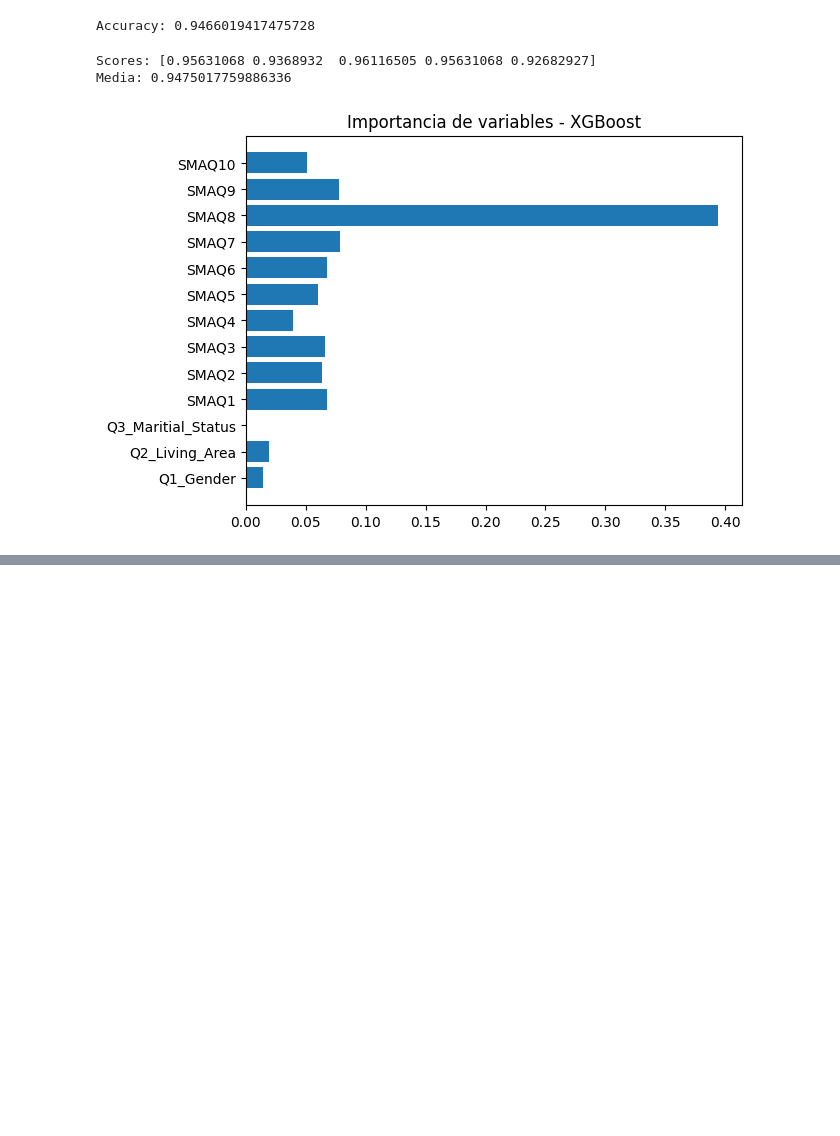
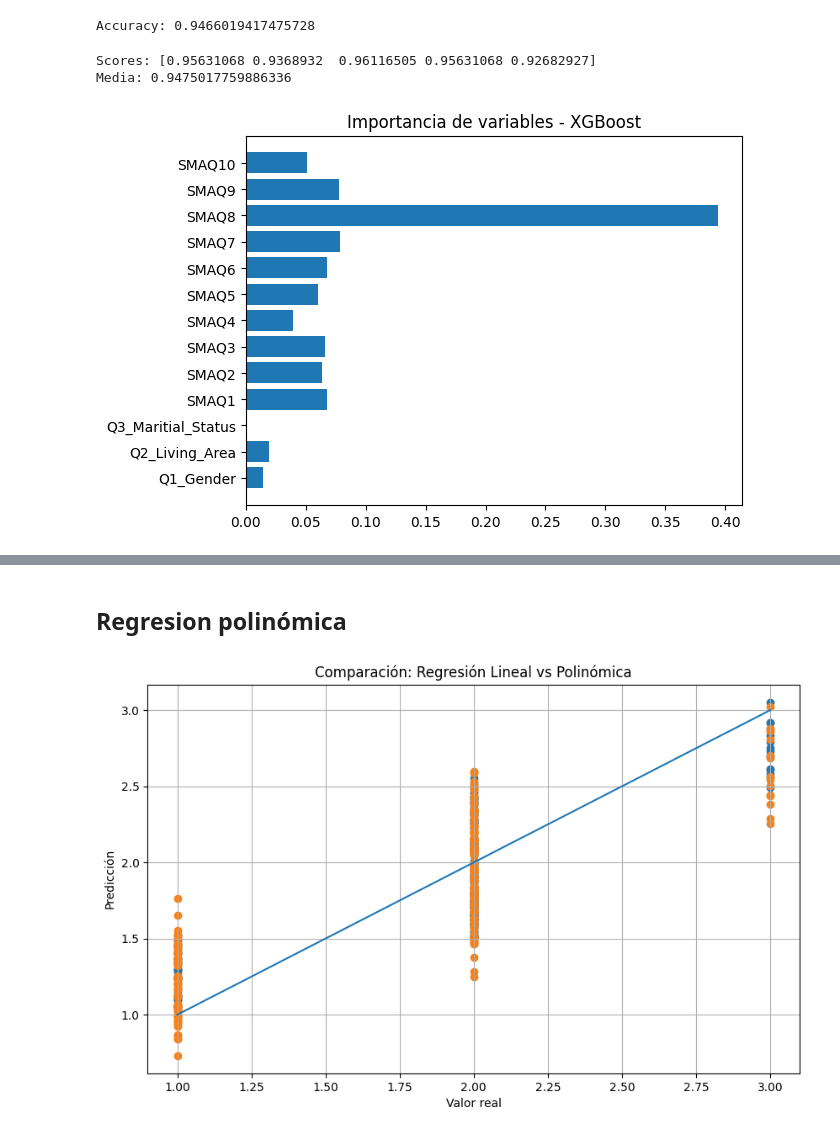
Before and after one commit to Oscar1979-png/2026-02-BILBAO-FT-Data-Science, a Jupyter notebook: 3-Machine_Learning/ML_project/Notebook proyecto ML_OFG.ipynb, the cells around one changed output, grey strips where cells are left out. Cells and saved outputs as stored; diff of their text form; code cells hidden in the pictures; blank space fills up the shorter version.

```diff
--- a/3-Machine_Learning/ML_project/Notebook proyecto ML_OFG.ipynb
+++ b/3-Machine_Learning/ML_project/Notebook proyecto ML_OFG.ipynb
@@ -479,0 +584,2 @@ plt.show()
+# %% [markdown]
+## Regresion polinómica
@@ -479,0 +598,72 @@ plt.show()
+# %%
+import pandas as pd
+import matplotlib.pyplot as plt
+from sklearn.model_selection import train_test_split
+from sklearn.linear_model import LinearRegression
+from sklearn.preprocessing import PolynomialFeatures
+from sklearn.pipeline import Pipeline
+
+# ==========================
+# 1. Cargar datos
+# ==========================
+df = pd.read_csv("SMA.csv")
+
+# ==========================
+# 2. Preparar datos
+# (eliminamos fuga de información)
+# ==========================
+X = df.drop(columns=["SMA_Scale (Class_Lebel)", "SMA_Scale_value"])
+y = df["SMA_Scale (Class_Lebel)"]
+
+# ==========================
+# 3. Dividir datos
+# ==========================
+X_train, X_test, y_train, y_test = train_test_split(
+    X, y,
+    test_size=0.2,
+    random_state=42
+)
+
+# ==========================
+# 4. Modelo lineal
+# ==========================
+linear_model = LinearRegression()
+linear_model.fit(X_train, y_train)
+y_pred_linear = linear_model.predict(X_test)
+
+# ==========================
+# 5. Modelo polinómico
+# ==========================
+poly_model = Pipeline([
+    ("poly", PolynomialFeatures(degree=2)),
+    ("linear", LinearRegression())
+])
+
+poly_model.fit(X_train, y_train)
+y_pred_poly = poly_model.predict(X_test)
+
+# ==========================
+# 6. Gráfica comparativa
+# ==========================
+plt.figure(figsize=(10,6))
+
+# Predicciones lineales
+plt.scatter(y_test, y_pred_linear)
+
+# Predicciones polinómicas
+plt.scatter(y_test, y_pred_poly)
+
+# Línea ideal (y = x)
+plt.plot(
+    [y_test.min(), y_test.max()],
+    [y_test.min(), y_test.max()]
+)
+
+plt.xlabel("Valor real")
+plt.ylabel("Predicción")
+plt.title("Comparación: Regresión Lineal vs Polinómica")
+
+plt.grid(True)
+plt.show()
+# %% [output]
+[figure, added]
```
Also changed, not shown: parts of 9 cells of this notebook, 12 other files.
